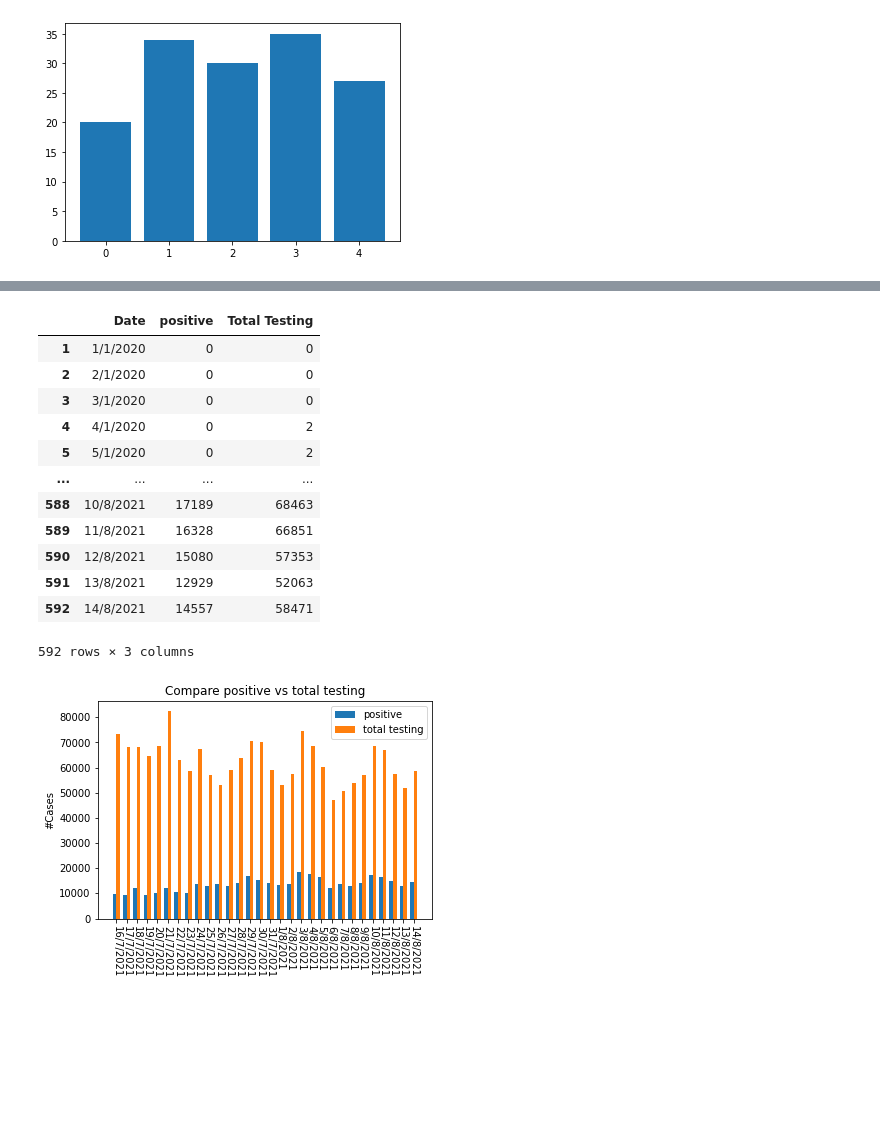
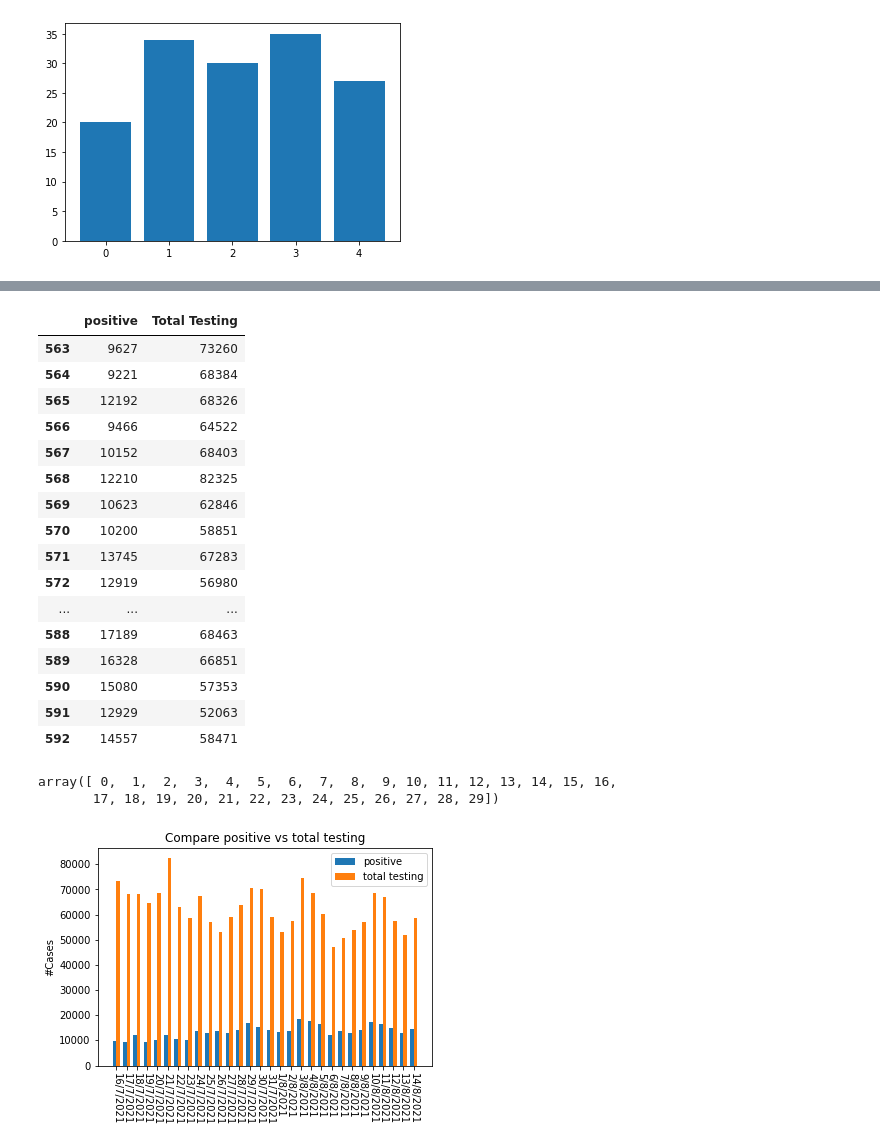
Before and after one commit to Wikanda-Hongboonmee/DWDM21, a Jupyter notebook: Data_Visualization.ipynb, the cells around one changed output, grey strips where cells are left out. Cells and saved outputs as stored; diff of their text form; code cells hidden in the pictures; blank space fills up the shorter version.

```diff
--- a/Data_Visualization.ipynb
+++ b/Data_Visualization.ipynb
@@ -215,20 +273,28 @@ plt.legend();
 # %%
-data = data_covid.iloc[1:,:3]
-data
+data.iloc[-30:,1:]
 # %% [output]
-|  | Date | positive | Total Testing |
-| 1 | 1/1/2020 | 0 | 0 |
-| 2 | 2/1/2020 | 0 | 0 |
-| 3 | 3/1/2020 | 0 | 0 |
-| 4 | 4/1/2020 | 0 | 2 |
-| 5 | 5/1/2020 | 0 | 2 |
-| ... | ... | ... | ... |
-| 588 | 10/8/2021 | 17189 | 68463 |
-| 589 | 11/8/2021 | 16328 | 66851 |
-| 590 | 12/8/2021 | 15080 | 57353 |
-| 591 | 13/8/2021 | 12929 | 52063 |
-| 592 | 14/8/2021 | 14557 | 58471 |
+|  | positive | Total Testing |
+| 563 | 9627 | 73260 |
+| 564 | 9221 | 68384 |
+| 565 | 12192 | 68326 |
+| 566 | 9466 | 64522 |
+| 567 | 10152 | 68403 |
+| 568 | 12210 | 82325 |
+| 569 | 10623 | 62846 |
+| 570 | 10200 | 58851 |
+| 571 | 13745 | 67283 |
+| 572 | 12919 | 56980 |
+| ... | ... | ... |
+| 588 | 17189 | 68463 |
+| 589 | 16328 | 66851 |
+| 590 | 15080 | 57353 |
+| 591 | 12929 | 52063 |
+| 592 | 14557 | 58471 |
-592 rows × 3 columns
+# %%
+np.arange(len(data.iloc[-30:,1]))
+# %% [output]
+array([ 0,  1,  2,  3,  4,  5,  6,  7,  8,  9, 10, 11, 12, 13, 14, 15, 16,
+       17, 18, 19, 20, 21, 22, 23, 24, 25, 26, 27, 28, 29])
 # %%
 width = 0.35
 
```
Also changed, not shown: parts of 28 cells of this notebook.
